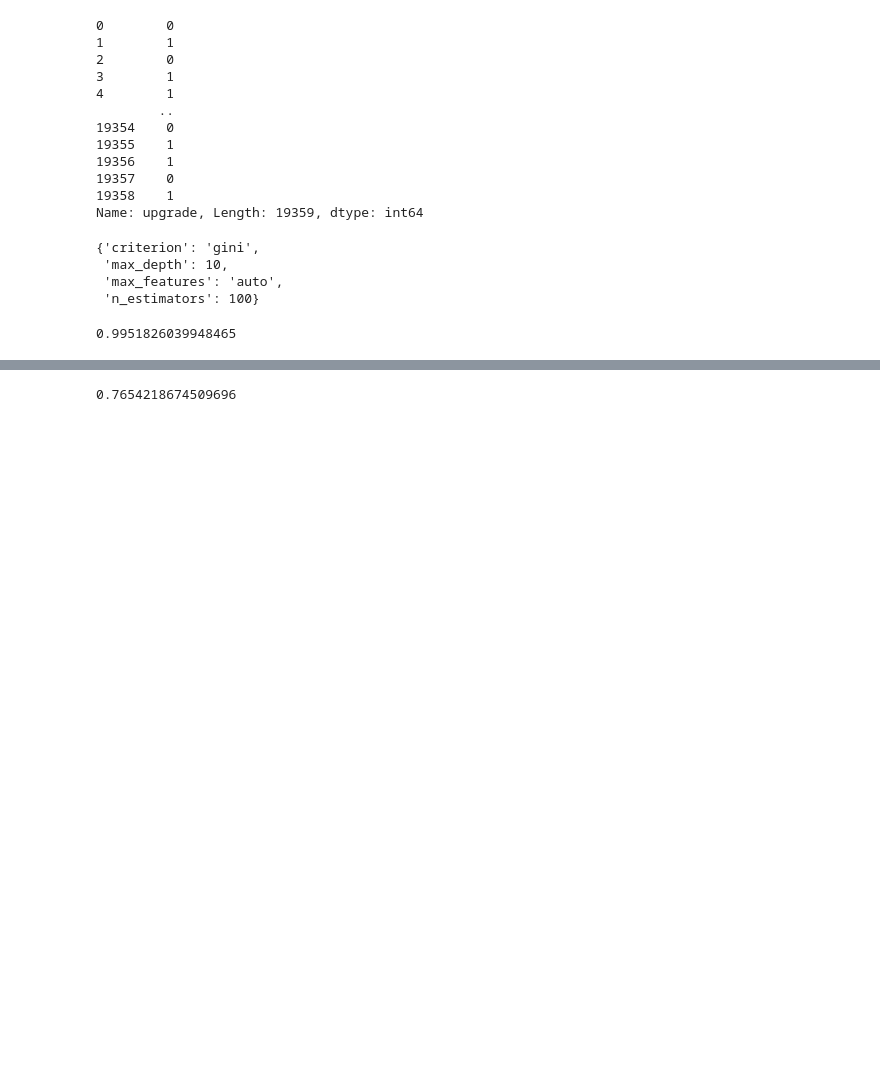
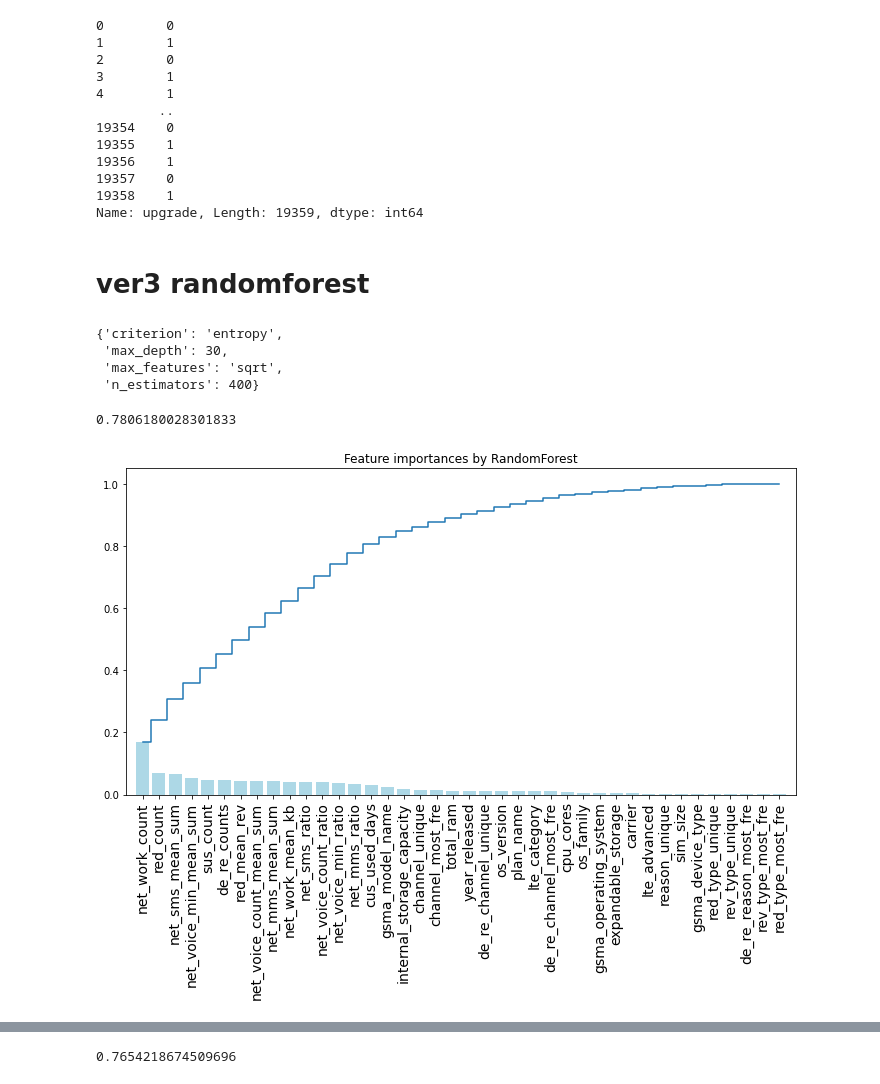
Before and after one commit to Huan111/Trackhack.21.2---Predict-upgrade, a Jupyter notebook: model_training.ipynb, the cells around one changed output, grey strips where cells are left out. Cells and saved outputs as stored; diff of their text form; code cells hidden in the pictures; blank space fills up the shorter version.

```diff
--- a/model_training.ipynb
+++ b/model_training.ipynb
@@ -385,6 +955,8 @@ Z = xgb.predict(np.c_[xx.ravel(), yy.ravel()])
 # %%
 from sklearn.pipeline import Pipeline
 pipeline = Pipeline([ ('clf',RandomForestClassifier(criterion='gini',class_weight = {0:0.3,1:0.7}))])
+# %% [markdown]
+# ver3 randomforest
 # %%
 #RFC
 from sklearn.model_selection import GridSearchCV
@@ -400,21 +972,44 @@ from sklearn.model_selection import GridSearchCV
 #}
 #n_estimators: Number of tree your random forest should have. The more n_estimators the less overfitting. You should try from 100 to 5000 range.
 param_grid = {
-    'n_estimators': [100, 200, 400, 600],
-    'max_features': ['auto','log2','sqrt'],
-    'max_depth' : [10, 20, 30],
-    'criterion' :['gini', 'entropy']
+    'n_estimators': [400,600,800,1000],
+    'max_features': ['sqrt'],
+    'max_depth' : [30,40,70,100,150],
+    'criterion' :['entropy'],
+    'min_samples_leaf': [1, 2, 4],
+    'min_samples_split': [2, 5, 10]
 }
 RFC = RandomForestClassifier()
-CV_rfc = GridSearchCV(estimator=RFC, param_grid=param_grid, cv= 10,n_jobs=-1,scoring = 'f1')
+CV_rfc = GridSearchCV(estimator=RFC, param_grid=param_grid, cv= 5,n_jobs=-1,scoring = 'f1')
 CV_rfc.fit(data_X,data_y)
 CV_rfc.best_params_
 # %% [output]
-{'criterion': 'gini',
- 'max_depth': 10,
- 'max_features': 'auto',
- 'n_estimators': 100}
+{'criterion': 'entropy',
+ 'max_depth': 30,
+ 'max_features': 'sqrt',
+ 'n_estimators': 400}
-# %%
-CV_rfc.best_score_
-# %% [output]
-0.9951826039948465
+# %%
+#{'criterion': 'entropy',
+# 'max_depth': 30,
+# 'max_features': 'sqrt',
+# 'n_estimators': 400}
+CV_rfc.best_score_
+# %% [output]
+0.7806180028301833
+# %%
+RFC = RandomForestClassifier(criterion='entropy',max_depth=30,max_features='sqrt',n_estimators=400).fit(data_X,data_y)
+import matplotlib.pyplot as plt
+importances = RFC.feature_importances_
+feat_names = data_X.columns
+# 排序
+indices = np.argsort(importances)[::-1]
+# 绘图
+plt.figure(figsize=(12,6))
+plt.title("Feature importances by RandomForest")
+plt.bar(range(len(indices)), importances[indices], color='lightblue',  align="center")
+plt.step(range(len(indices)), np.cumsum(importances[indices]), where='mid', label='Cumulative')
+plt.xticks(range(len(indices)), feat_names[indices], rotation='vertical',fontsize=14)
+plt.xlim([-1, len(indices)])
+plt.show()
+# %% [output]
+[figure, added]
```
Also changed, not shown: parts of 79 cells of this notebook, 2 other files.
